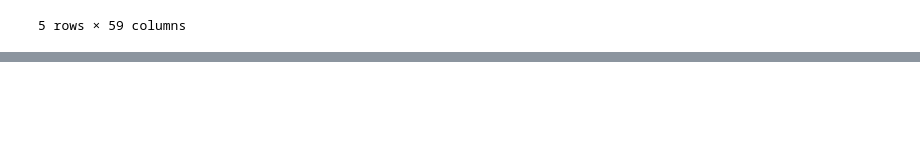
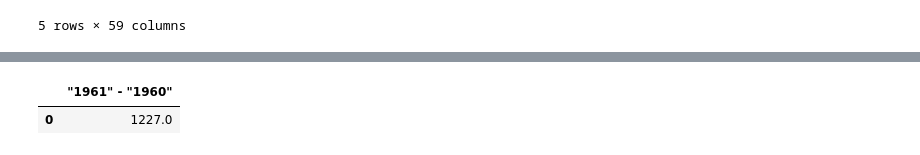
Before and after one commit to eatPizza311/Udacity-DSND, a Jupyter notebook: L3-Data Engineering/1.ETL pipline/Extract/ETL_Extract.ipynb, the cells around one changed output, grey strips where cells are left out. Saved outputs shown, nothing was run; the diff lists cells and outputs as text; code cells hidden in the pictures; blank space fills up the shorter version.

```diff
--- a/L3-Data Engineering/1.ETL pipline/Extract/ETL_Extract.ipynb
+++ b/L3-Data Engineering/1.ETL pipline/Extract/ETL_Extract.ipynb
@@ -217,0 +252,7 @@ df_xml.head()
+# %%
+from sqlalchemy import create_engine
+engine = create_engine('sqlite:///..\\data\\population_data.db')
+pd.read_sql('SELECT "1961" - "1960" FROM population_data WHERE Country_Name == "Aruba"', engine)
+# %% [output]
+|  | "1961" - "1960" |
+| 0 | 1227.0 |
```
Also changed, not shown: parts of 4 cells of this notebook.
